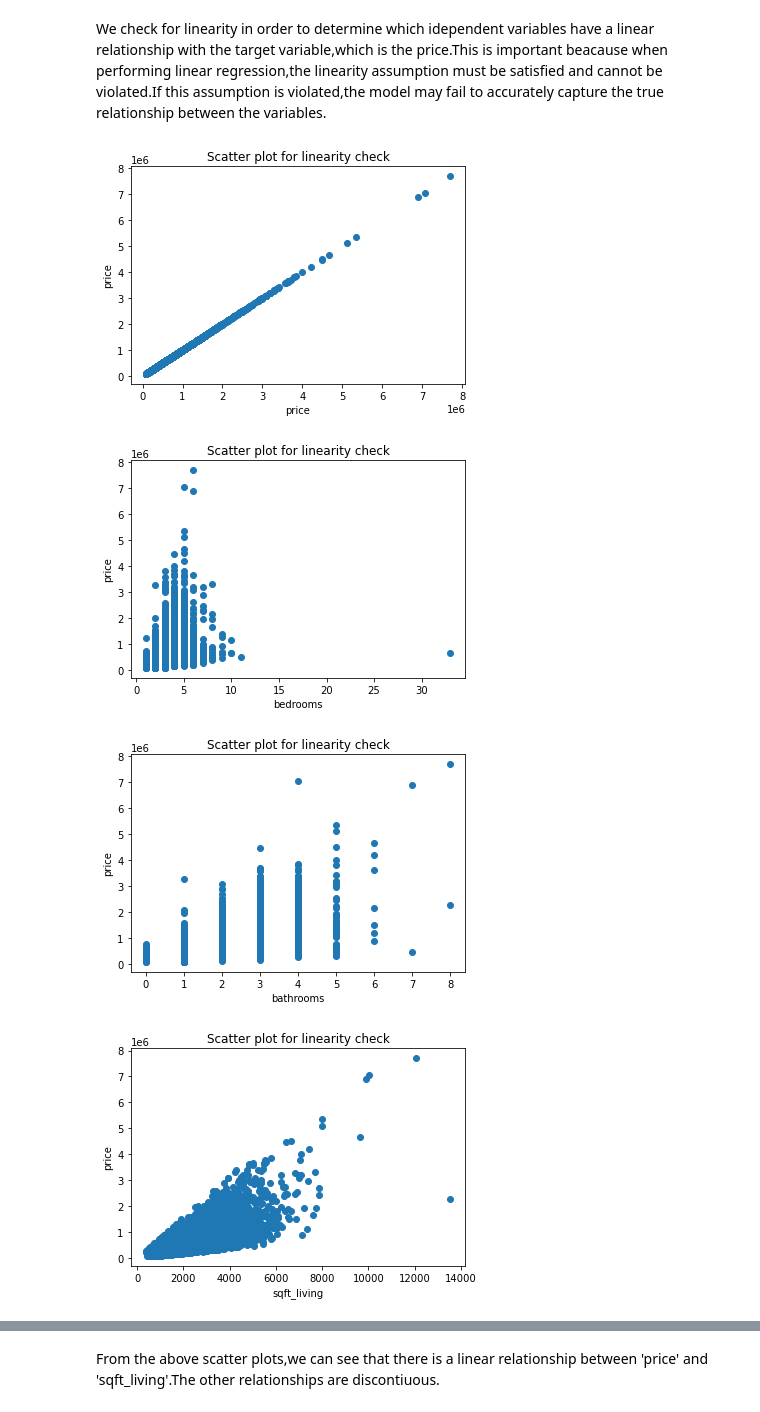
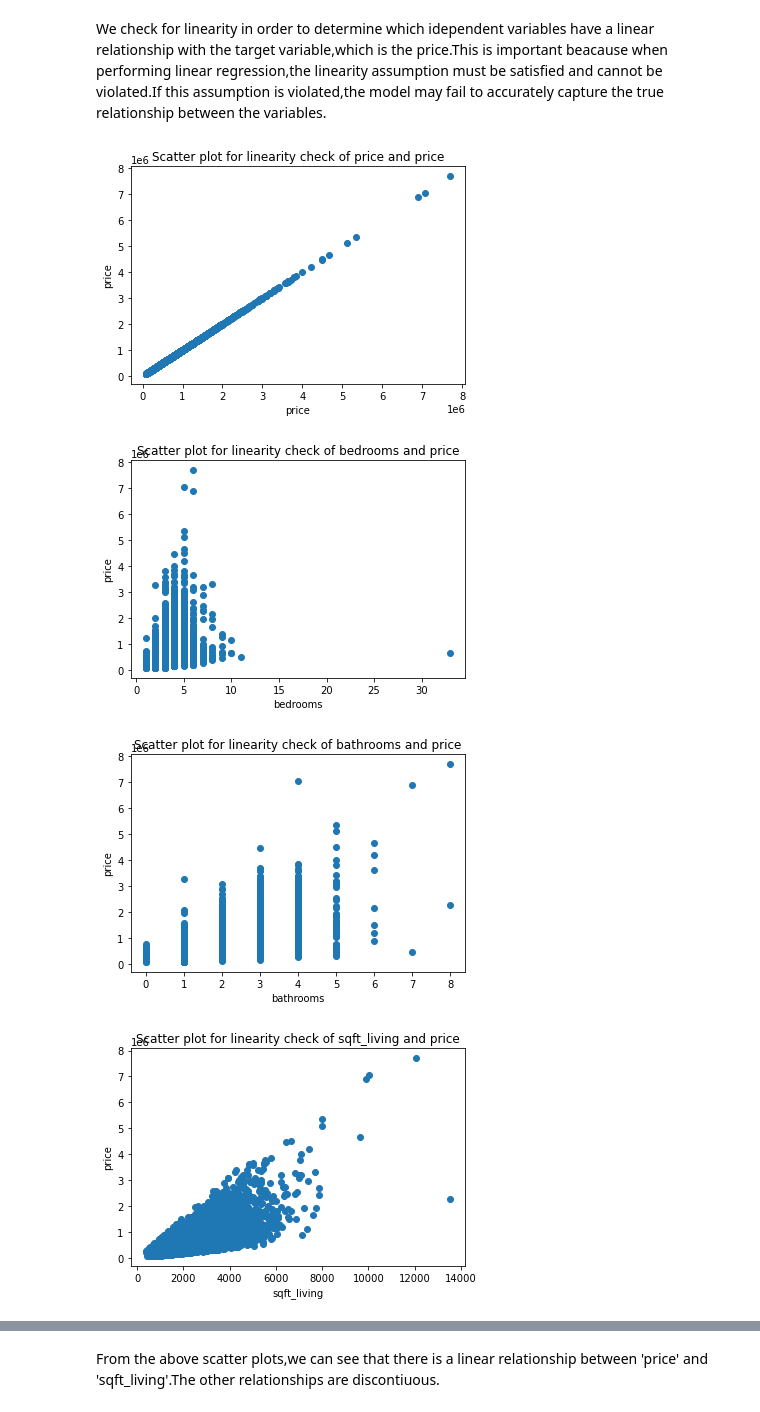
Before and after one commit to FrankOyugi/phase-2-project-real-estate-data-analysis, a Jupyter notebook: student.ipynb, the cells around one changed output, grey strips where cells are left out. Saved outputs shown, nothing was run; the diff lists cells and outputs as text; code cells hidden in the pictures.

```diff
--- a/student.ipynb
+++ b/student.ipynb
@@ -319,15 +319,15 @@ We check for linearity in order to determine which idependent variables have a l
 # %%
 for column in numerical_columns:
     #Create plots
     plt.scatter(data[column],data['price'])
     #label axes and title
     plt.xlabel(column)
     plt.ylabel('price')
-    plt.title('Scatter plot for linearity check')
+    plt.title(f'Scatter plot for linearity check of {column} and price')
     #Display plots
     plt.show()
 # %% [output]
-[figure, old version]
+[figure, new version]
-[figure, old version]
+[figure, new version]
-[figure, old version]
+[figure, new version]
-[figure, old version]
+[figure, new version]
```
Also changed, not shown: parts of 6 cells of this notebook.
